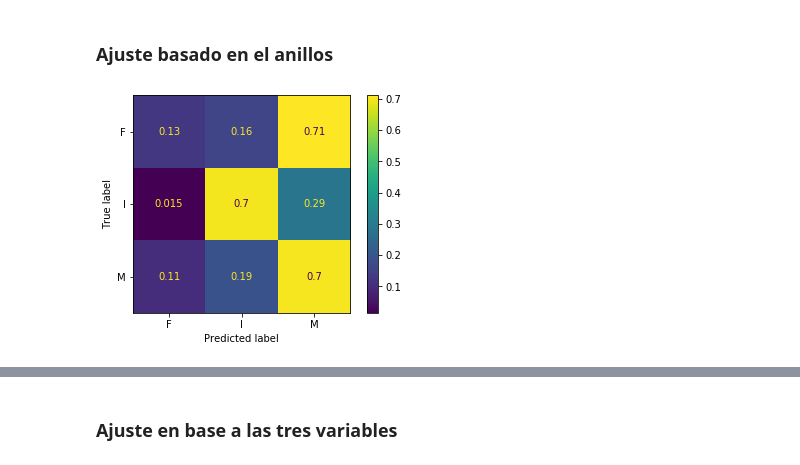
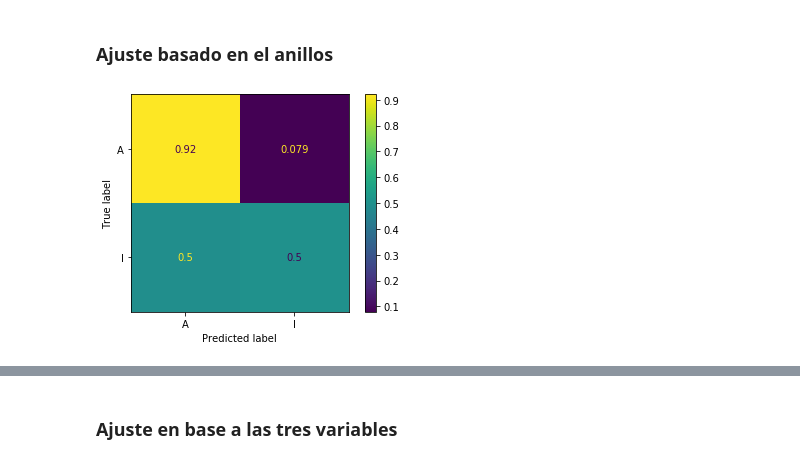
Before and after one commit to alvgaona/statistical-learning, a Jupyter notebook: classification/notebooks/exercise02.ipynb, the cells around one changed output, grey strips where cells are left out. Saved outputs shown, nothing was run; the diff lists cells and outputs as text; code cells hidden in the pictures.

```diff
--- a/classification/notebooks/exercise02.ipynb
+++ b/classification/notebooks/exercise02.ipynb
@@ -142,18 +142,18 @@ classifier = LogisticRegression().fit(rings_train, y_train)
 # %%
 import matplotlib.pyplot as plt
 from sklearn.metrics import plot_confusion_matrix
 from sklearn.metrics import confusion_matrix
 
-class_names = ["F", "I", "M"]
+class_names = ["A", "I"]
 
 y_pred = classifier.predict(rings_test)
 
 plot_confusion_matrix(classifier, rings_test, y_test,
                       display_labels=class_names,
                       normalize="true")
 plt.show()
 # %% [output]
-[figure, old version]
+[figure, new version]
 # %%
 print("Accuracy: %f" % accuracy_score(y_test, y_pred, normalize=True))
 print("Precision: %f" % precision_score(y_test, y_pred, average="macro"))
```
Also changed, not shown: parts of 8 cells of this notebook.
